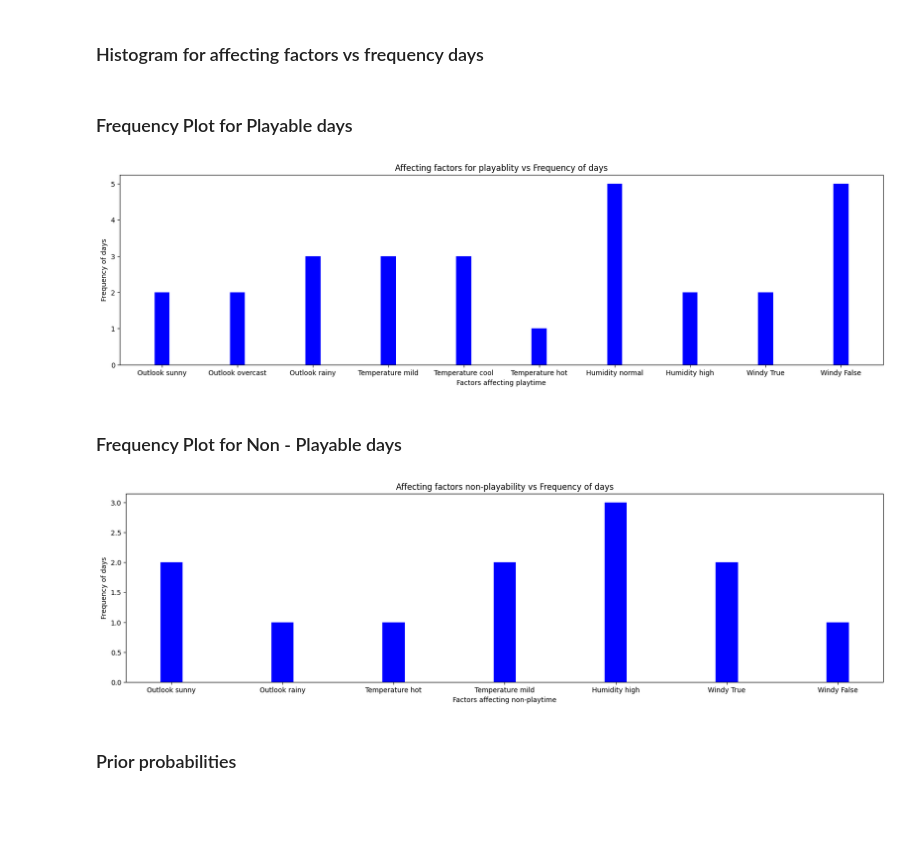
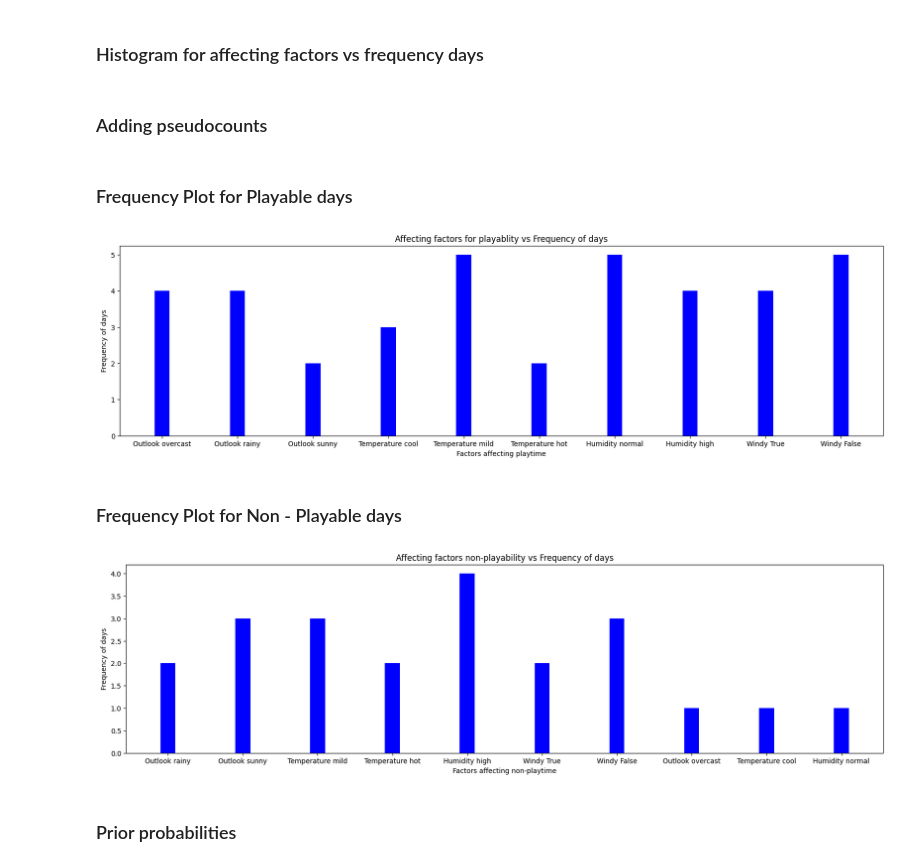
Before and after one commit to Nailsonseat/Machine-Learning, a Jupyter notebook: NaiveBayes.ipynb, the cells around one changed output. Saved outputs shown, nothing was run; the diff lists cells and outputs as text; code cells hidden in the pictures; blank space fills up the shorter version.

Commit message:
added pseudo counts

```diff
--- a/NaiveBayes.ipynb
+++ b/NaiveBayes.ipynb
@@ -28,7 +28,7 @@ data
 | 12 | overcast | hot | normal | False | yes |
 | 13 | rainy | mild | high | True | no |
 # %%
-labels=data.columns.to_numpy()
+rootLabels=data.columns.to_numpy()
 data=data.to_numpy().T
 # %% [markdown]
 ### Extract training and test data
@@ -71,17 +71,21 @@ print(labels)
 ## Naive Bayes
 # %% [markdown]
 ### Frequency function
+# %%
+uniqueLabels=[]
 # %%
 def frequency(data,labels):
     frequency={}
     for i in range(len(data)):
         for j in range(len(data[i])):
             label=labels[i]+' '+str(data[i,j])
+            if label not in uniqueLabels:
+                uniqueLabels.append(label)
             if label not in frequency:
                 frequency[label]=1
             else:
                 frequency[label]+=1
-    return list(frequency.items())
+    return frequency
 # %% [markdown]
 ### Histogram for affecting factors vs frequency days
 # %%
@@ -99,22 +103,34 @@ def histogram(data,title,x_label,y_label):
     plt.ylabel(y_label)
     plt.title(title)
     plt.show()
+# %% [markdown]
+### Adding pseudocounts
+# %%
+def pseudoCounts(frequencies,labels):
+    for i in labels:
+        if i not in frequencies:
+            frequencies[i]=1
+        else:
+            frequencies[i]+=1
+    return frequencies
 # %% [markdown]
 ### Frequency Plot for Playable days
 # %%
 indices=np.where(Y=='yes')[0]
-frequencies_playable=frequency(X[:,indices],labels)
-histogram(frequencies_playable,"Affecting factors for playablity vs Frequency of days","Factors affecting playtime","Frequency of days")
+frequencies_playable=frequency(X[:,indices],rootLabels)
+frequencies_playable=pseudoCounts(frequencies_playable,uniqueLabels)
+histogram(list(frequencies_playable.items()),"Affecting factors for playablity vs Frequency of days","Factors affecting playtime","Frequency of days")
 # %% [output]
-[figure, old version]
+[figure, new version]
 # %% [markdown]
 ### Frequency Plot for Non - Playable days
 # %%
 indices=np.where(Y=='no')[0]
-frequencies_non_playable=frequency(X[:,indices],labels)
-histogram(frequencies_non_playable,"Affecting factors non-playability vs Frequency of days","Factors affecting non-playtime","Frequency of days")
+frequencies_non_playable=frequency(X[:,indices],rootLabels)
+frequencies_non_playable=pseudoCounts(frequencies_non_playable,uniqueLabels)
+histogram(list(frequencies_non_playable.items()),"Affecting factors non-playability vs Frequency of days","Factors affecting non-playtime","Frequency of days")
 # %% [output]
-[figure, old version]
+[figure, new version]
 # %% [markdown]
 ### Prior probabilities
 # %%
```
Also changed, not shown: parts of 10 cells of this notebook.
